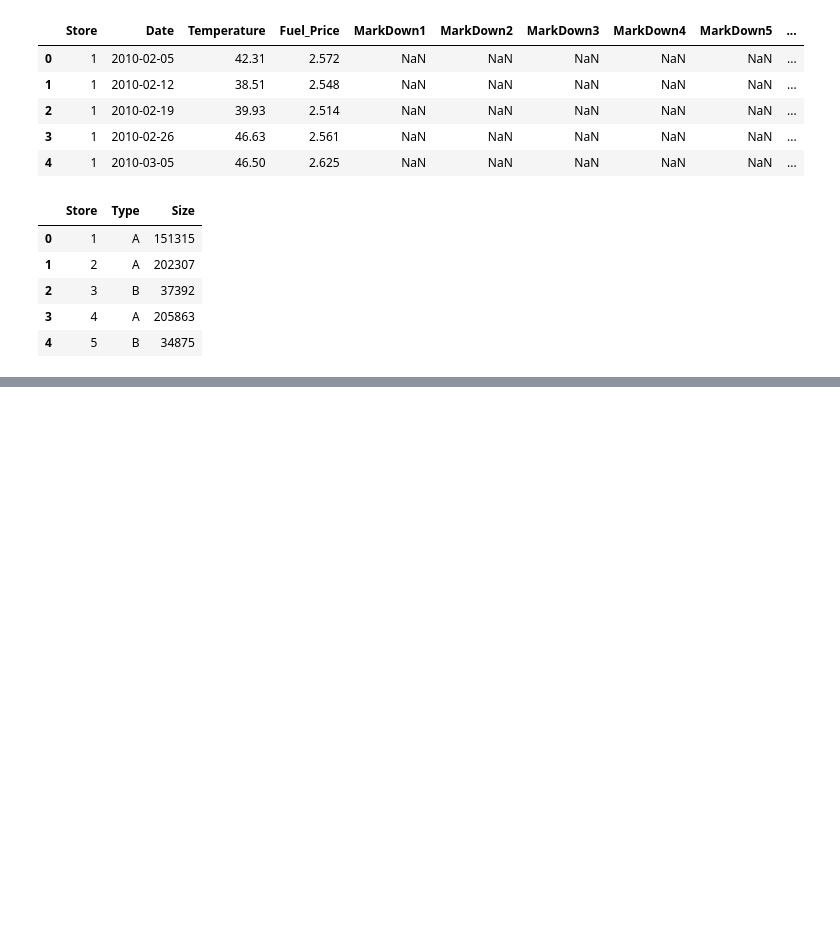
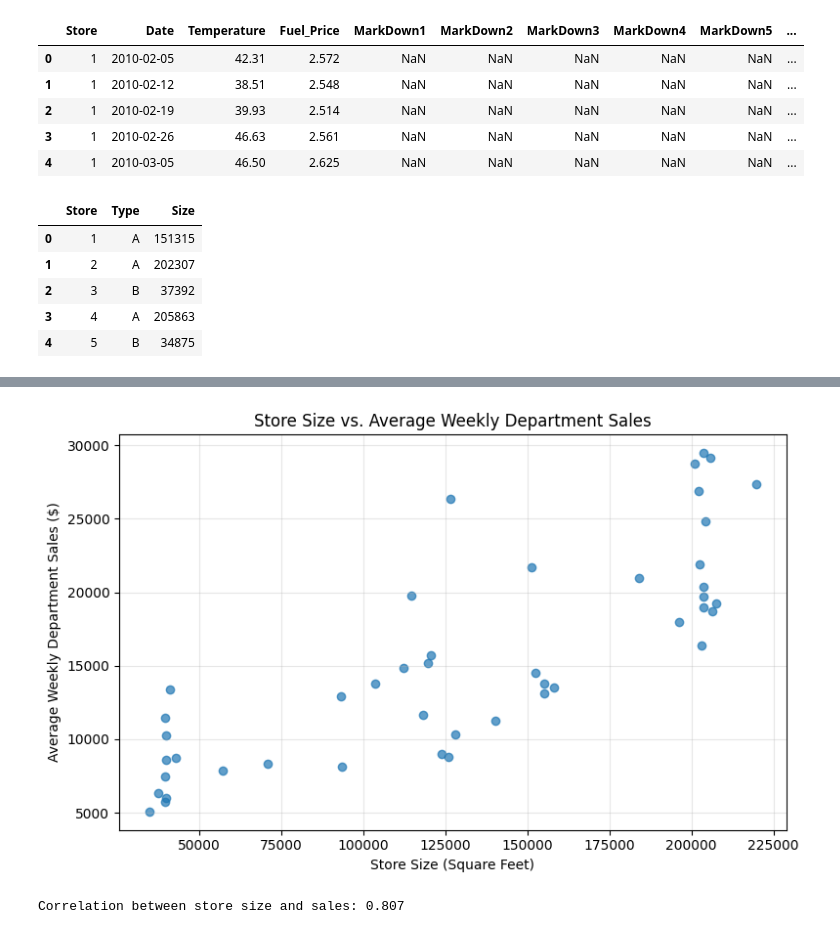
Before and after one commit to asabraunfreck/IS4487-Group-Project, a Jupyter notebook: Final_Project.ipynb, the cells around one changed output, grey strips where cells are left out. Drawn from its saved outputs; the diff is of its cells as text; code cells hidden in the pictures; blank space fills up the shorter version.

```diff
--- a/Final_Project.ipynb
+++ b/Final_Project.ipynb
@@ -76,0 +502,33 @@ display(stores.head())
+# %%
+
+# Calculate average weekly department sales for each store
+store_size_sales = walmart.groupby("Store").agg({
+    "Size": "first",
+    "Weekly_Sales": "mean"
+}).reset_index()
+
+# Create scatter plot
+plt.figure(figsize=(8, 5))
+plt.scatter(
+    store_size_sales["Size"],
+    store_size_sales["Weekly_Sales"],
+    alpha=0.7
+)
+
+plt.title("Store Size vs. Average Weekly Department Sales")
+plt.xlabel("Store Size (Square Feet)")
+plt.ylabel("Average Weekly Department Sales ($)")
+plt.grid(alpha=0.3)
+
+plt.tight_layout()
+plt.show()
+
+# Calculate correlation
+correlation = store_size_sales["Size"].corr(
+    store_size_sales["Weekly_Sales"]
+)
+
+print("Correlation between store size and sales:", round(correlation, 3))
+# %% [output]
+[figure, added]
+Correlation between store size and sales: 0.807
```
Also changed, not shown: parts of 34 cells of this notebook.
